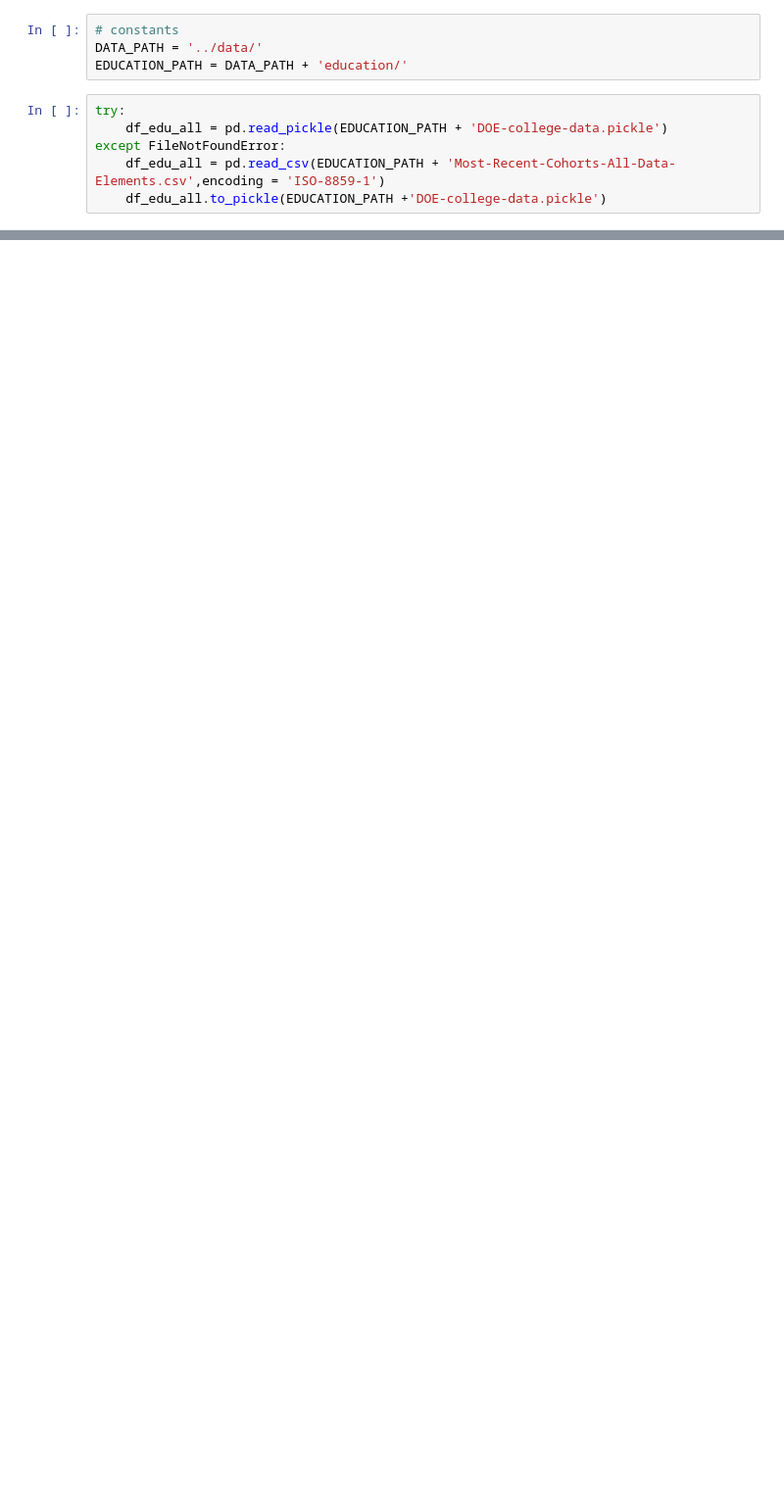
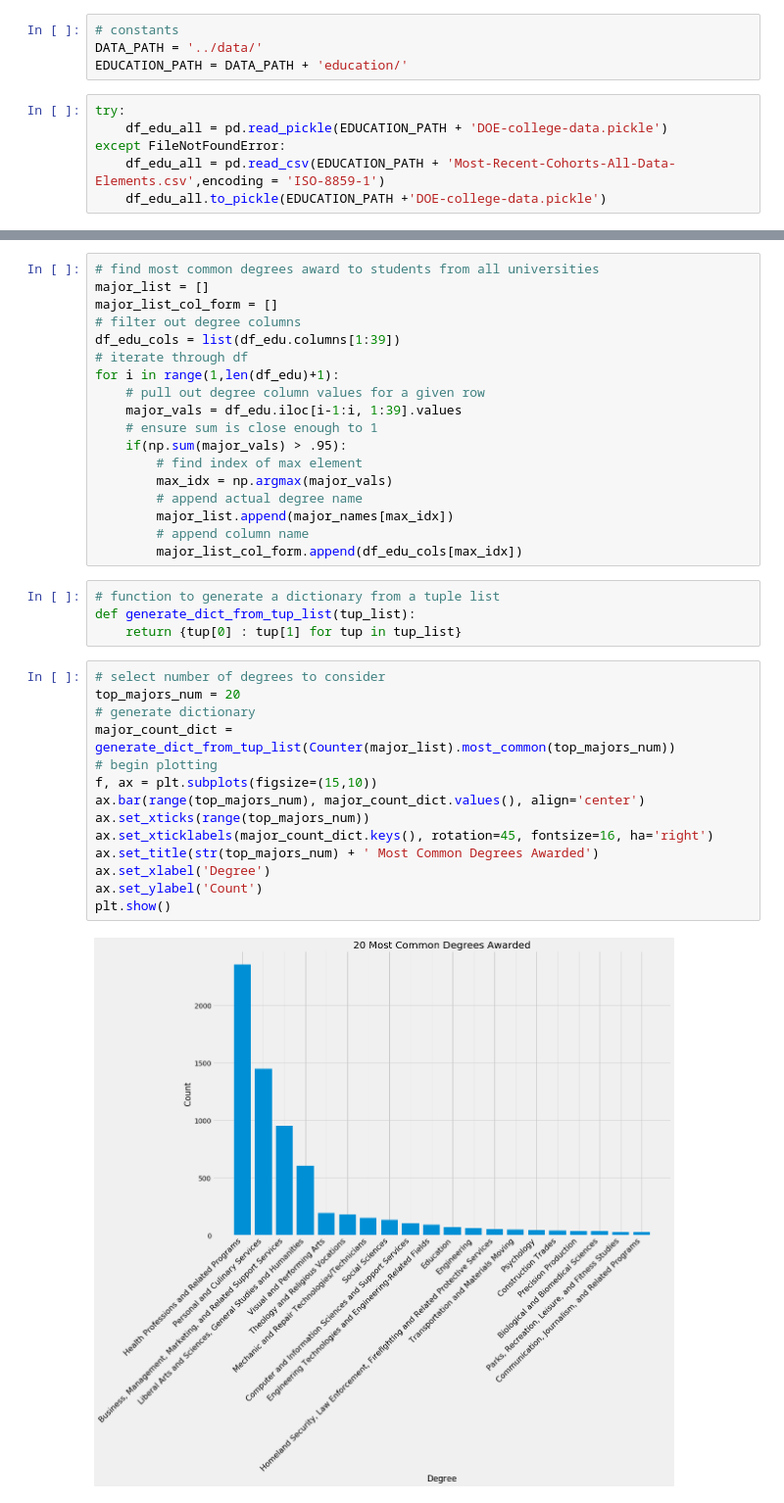
Before and after one commit to jer96/CareerPathPrediction, a Jupyter notebook: analysis/college-scorecard-analysis.ipynb, the cells around one changed output, grey strips where cells are left out. Shown at 98% size. Saved outputs shown, nothing was run; the diff lists cells and outputs as text; blank space fills up the shorter version.

```diff
--- a/analysis/college-scorecard-analysis.ipynb
+++ b/analysis/college-scorecard-analysis.ipynb
@@ -47,0 +79,38 @@ np.sum(df_edu.iloc[:1, 1:39].values)
+# %%
+# find most common degrees award to students from all universities
+major_list = []
+major_list_col_form = []
+# filter out degree columns
+df_edu_cols = list(df_edu.columns[1:39])
+# iterate through df
+for i in range(1,len(df_edu)+1):
+    # pull out degree column values for a given row
+    major_vals = df_edu.iloc[i-1:i, 1:39].values
+    # ensure sum is close enough to 1
+    if(np.sum(major_vals) > .95):
+        # find index of max element
+        max_idx = np.argmax(major_vals)
+        # append actual degree name
+        major_list.append(major_names[max_idx])
+        # append column name
+        major_list_col_form.append(df_edu_cols[max_idx])
+# %%
+# function to generate a dictionary from a tuple list
+def generate_dict_from_tup_list(tup_list):
+    return {tup[0] : tup[1] for tup in tup_list}
+# %%
+# select number of degrees to consider
+top_majors_num = 20
+# generate dictionary
+major_count_dict = generate_dict_from_tup_list(Counter(major_list).most_common(top_majors_num))
+# begin plotting
+f, ax = plt.subplots(figsize=(15,10))
+ax.bar(range(top_majors_num), major_count_dict.values(), align='center')
+ax.set_xticks(range(top_majors_num))
+ax.set_xticklabels(major_count_dict.keys(), rotation=45, fontsize=16, ha='right')
+ax.set_title(str(top_majors_num) + ' Most Common Degrees Awarded')
+ax.set_xlabel('Degree')
+ax.set_ylabel('Count')
+plt.show()
+# %% [output]
+[figure, added]
```
Also changed, not shown: parts of 29 cells of this notebook, 1 other file.
